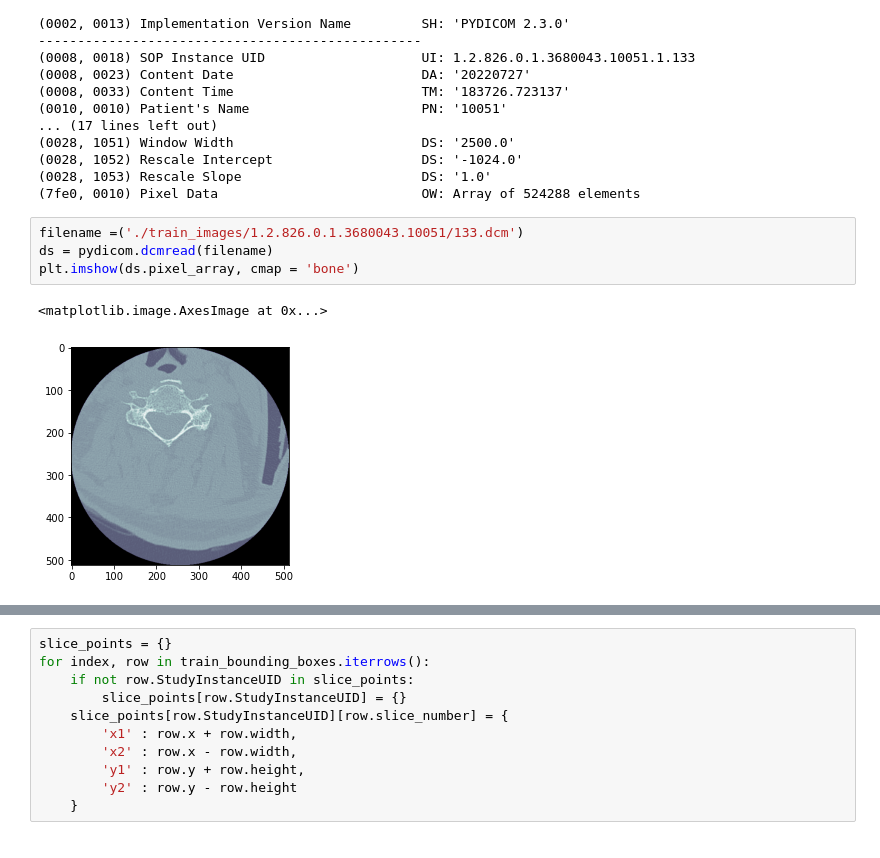
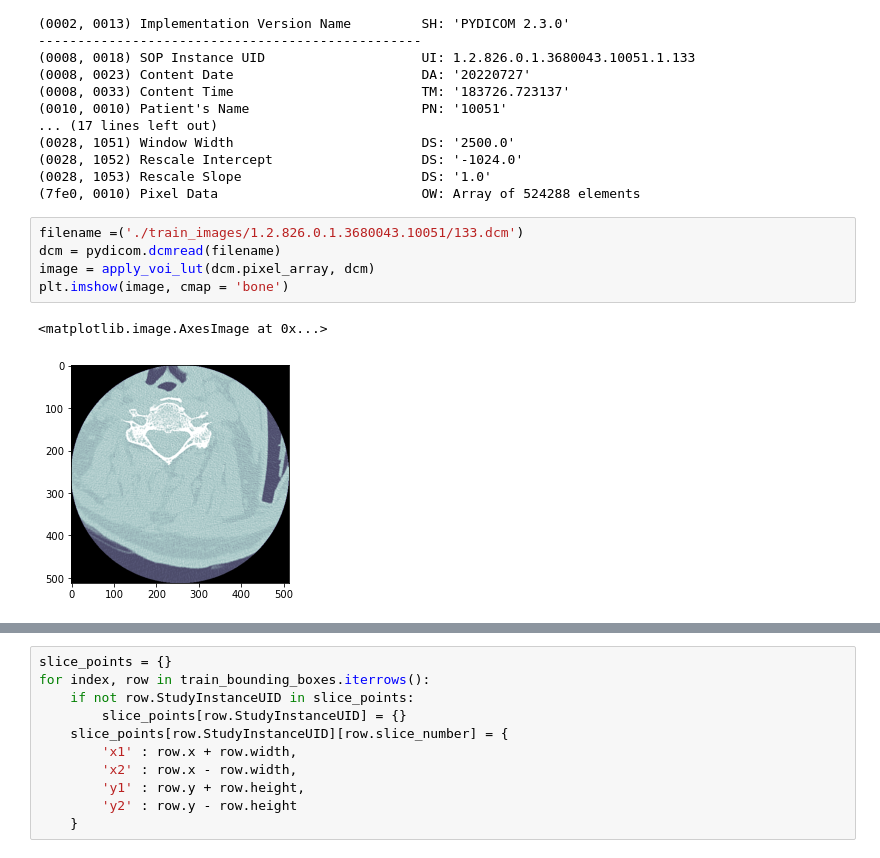
Before and after one commit to jukdang/AI_repo, a Jupyter notebook: RSNA 2022 Cervical Spine Fracture Detection/rsna-2022-cervical-spine-fracture-detection.ipynb, the cells around one changed output, grey strips where cells are left out. Cells and saved outputs as stored; diff of their text form.

```diff
--- a/RSNA 2022 Cervical Spine Fracture Detection/rsna-2022-cervical-spine-fracture-detection.ipynb
+++ b/RSNA 2022 Cervical Spine Fracture Detection/rsna-2022-cervical-spine-fracture-detection.ipynb
@@ -102,8 +106,9 @@ Dataset.file_meta -------------------------------
 (7fe0, 0010) Pixel Data                          OW: Array of 524288 elements
 # %%
 filename =('./train_images/1.2.826.0.1.3680043.10051/133.dcm')
-ds = pydicom.dcmread(filename)
-plt.imshow(ds.pixel_array, cmap = 'bone')
+dcm = pydicom.dcmread(filename)
+image = apply_voi_lut(dcm.pixel_array, dcm)
+plt.imshow(image, cmap = 'bone')
 # %% [output]
 <matplotlib.image.AxesImage at 0x...>
-[figure, old version]
+[figure, new version]
```
Also changed, not shown: parts of 18 cells of this notebook.
